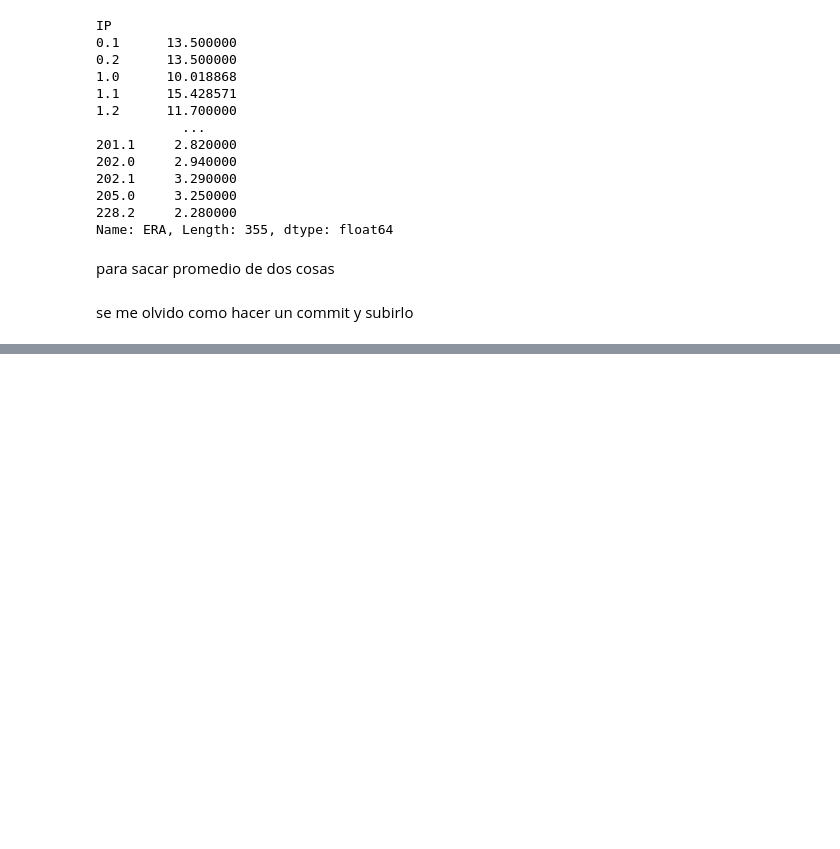
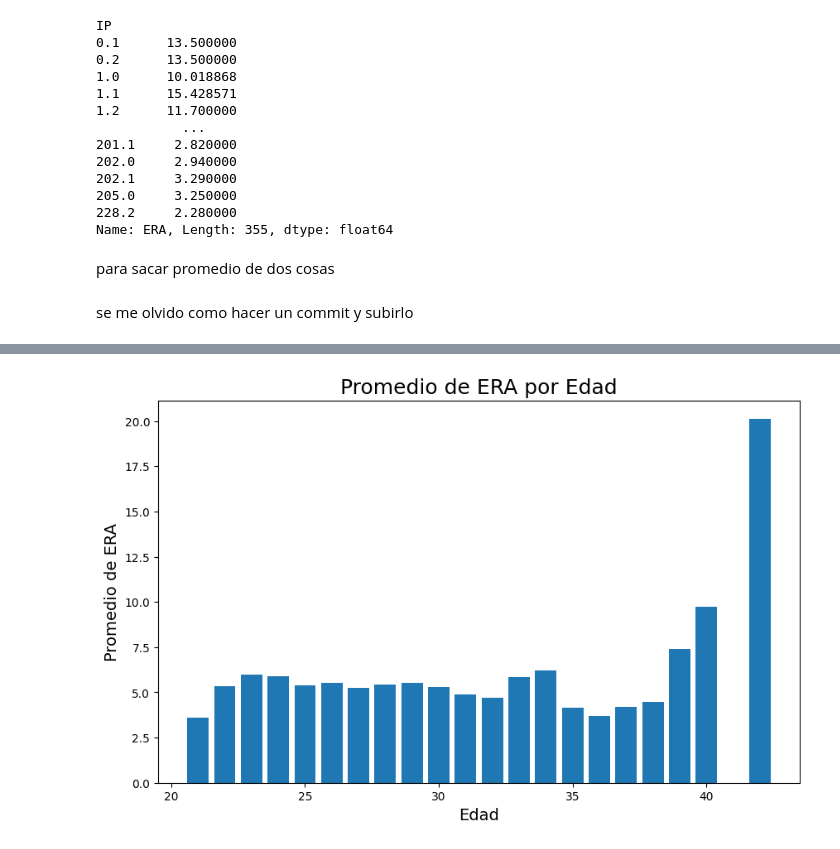
Before and after one commit to alvarogoncalves04/Prueba-AY, a Jupyter notebook: test.ipynb, the cells around one changed output, grey strips where cells are left out. Drawn from its saved outputs; the diff is of its cells as text; code cells hidden in the pictures; blank space fills up the shorter version.

```diff
--- a/test.ipynb
+++ b/test.ipynb
@@ -235,0 +255,13 @@ caulqueir cosa
+# %%
+promedio_era_por_edad = df.groupby('Age')['ERA'].mean()
+fig, ax = plt.subplots(figsize=(10, 6))
+
+ax.bar(x=promedio_era_por_edad.index, height=promedio_era_por_edad.values)
+#añadimos los detalles
+ax.set_title('Promedio de ERA por Edad', fontsize=18)
+ax.set_xlabel('Edad', fontsize=14)
+ax.set_ylabel('Promedio de ERA', fontsize=14)
+# mostramos el grafico
+plt.show()
+# %% [output]
+[figure, added]
```
Also changed, not shown: parts of 20 cells of this notebook.
